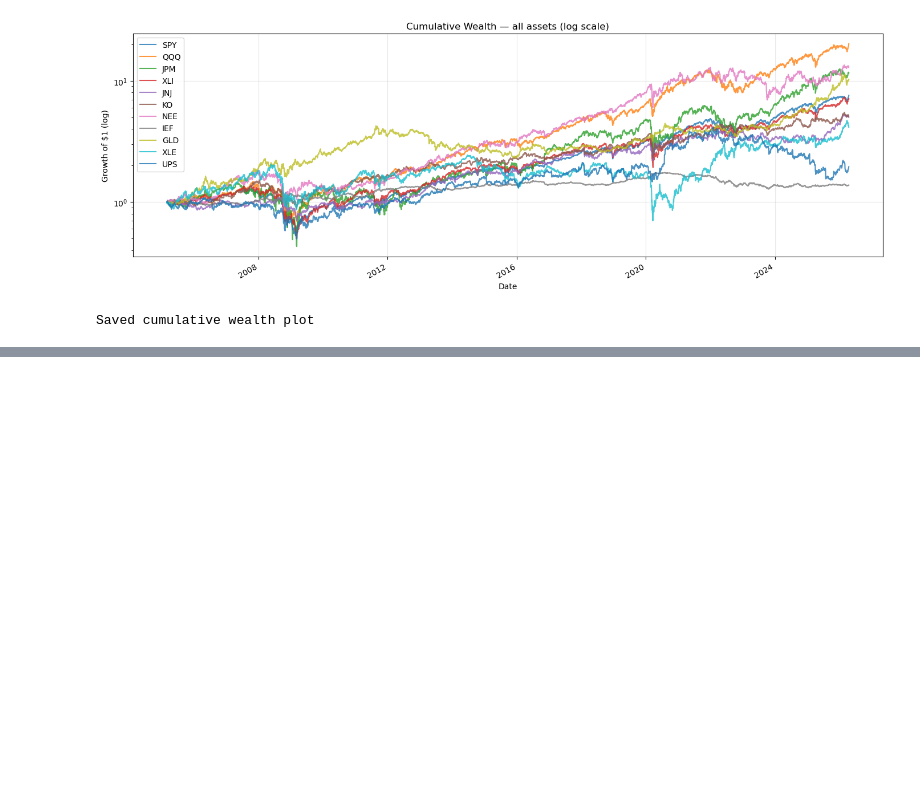
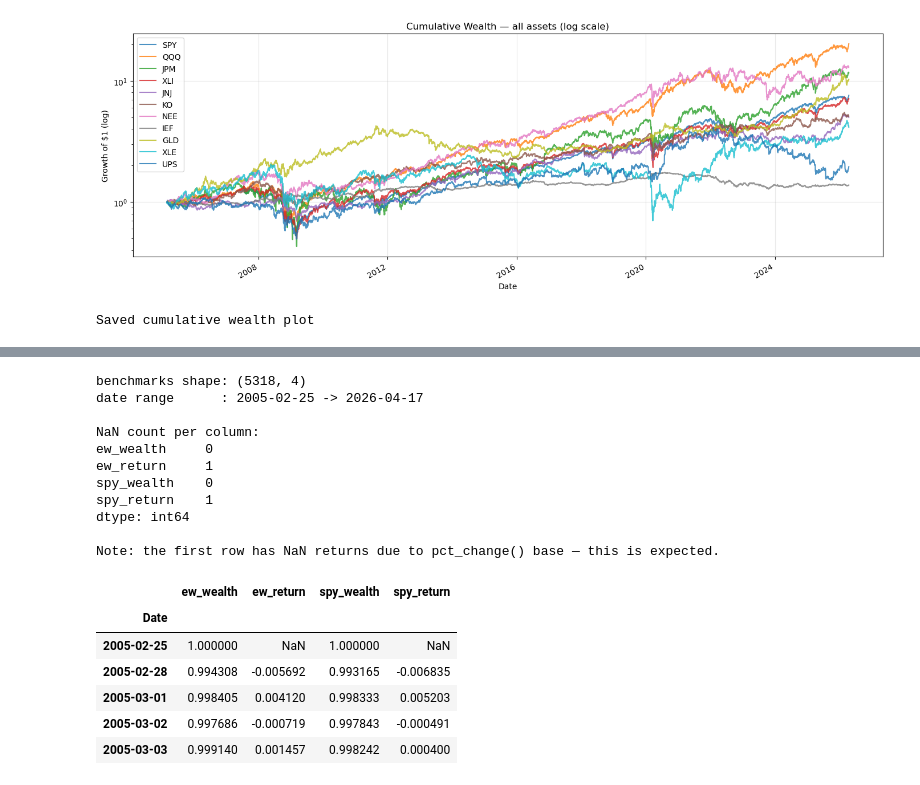
Before and after one commit to GeorgiosLoulakis/Adv-Business-Analytics, a Jupyter notebook: 01_data_collection_and_benchmarks.ipynb, the cells around one changed output, grey strips where cells are left out. Cells and saved outputs as stored; diff of their text form; code cells hidden in the pictures; blank space fills up the shorter version.

```diff
--- a/01_data_collection_and_benchmarks.ipynb
+++ b/01_data_collection_and_benchmarks.ipynb
@@ -532,0 +553,19 @@ Saved cumulative wealth plot
+# %%
+def build_equal_weight_passive(price_df: pd.DataFrame) -> pd.DataFrame:
+    """Build passive equal-weight portfolio from price panel."""
+    normalized = price_df.div(price_df.iloc[0])      # base = 1 at inception
+    wealth = normalized.mean(axis=1)                 # equal initial split
+    daily_return = wealth.pct_change(fill_method=None)
+
+    out = pd.DataFrame({
+        "ew_wealth": wealth,
+        "ew_return": daily_return
+    })
+
+    return out
+
+ew_portfolio = build_equal_weight_passive(benchmark_prices)
+
+print("EW portfolio shape:", ew_portfolio.shape)
+print("EW date range     :", ew_portfolio.index.min().date(), "->", ew_portfolio.index.max().date())
+display(ew_portfolio.head())
@@ -532,0 +598,35 @@ Saved cumulative wealth plot
+# %%
+benchmarks = pd.concat(
+    [
+        ew_portfolio[["ew_wealth", "ew_return"]],
+        spy_benchmark[["spy_wealth", "spy_return"]]
+    ],
+    axis=1
+).sort_index()
+
+print("benchmarks shape:", benchmarks.shape)
+print("date range      :", benchmarks.index.min().date(), "->", benchmarks.index.max().date())
+print("\nNaN count per column:")
+print(benchmarks.isna().sum())
+print("\nNote: the first row has NaN returns due to pct_change() base — this is expected.")
+
+display(benchmarks.head())
+# %% [output]
+benchmarks shape: (5318, 4)
+date range      : 2005-02-25 -> 2026-04-17
+
+NaN count per column:
+ew_wealth     0
+ew_return     1
+spy_wealth    0
+spy_return    1
+dtype: int64
+
+Note: the first row has NaN returns due to pct_change() base — this is expected.
+|  | ew_wealth | ew_return | spy_wealth | spy_return |
+| Date |  |  |  |  |
+| 2005-02-25 | 1.000000 | NaN | 1.000000 | NaN |
+| 2005-02-28 | 0.994308 | -0.005692 | 0.993165 | -0.006835 |
+| 2005-03-01 | 0.998405 | 0.004120 | 0.998333 | 0.005203 |
+| 2005-03-02 | 0.997686 | -0.000719 | 0.997843 | -0.000491 |
+| 2005-03-03 | 0.999140 | 0.001457 | 0.998242 | 0.000400 |
```
Also changed, not shown: parts of 10 cells of this notebook.
